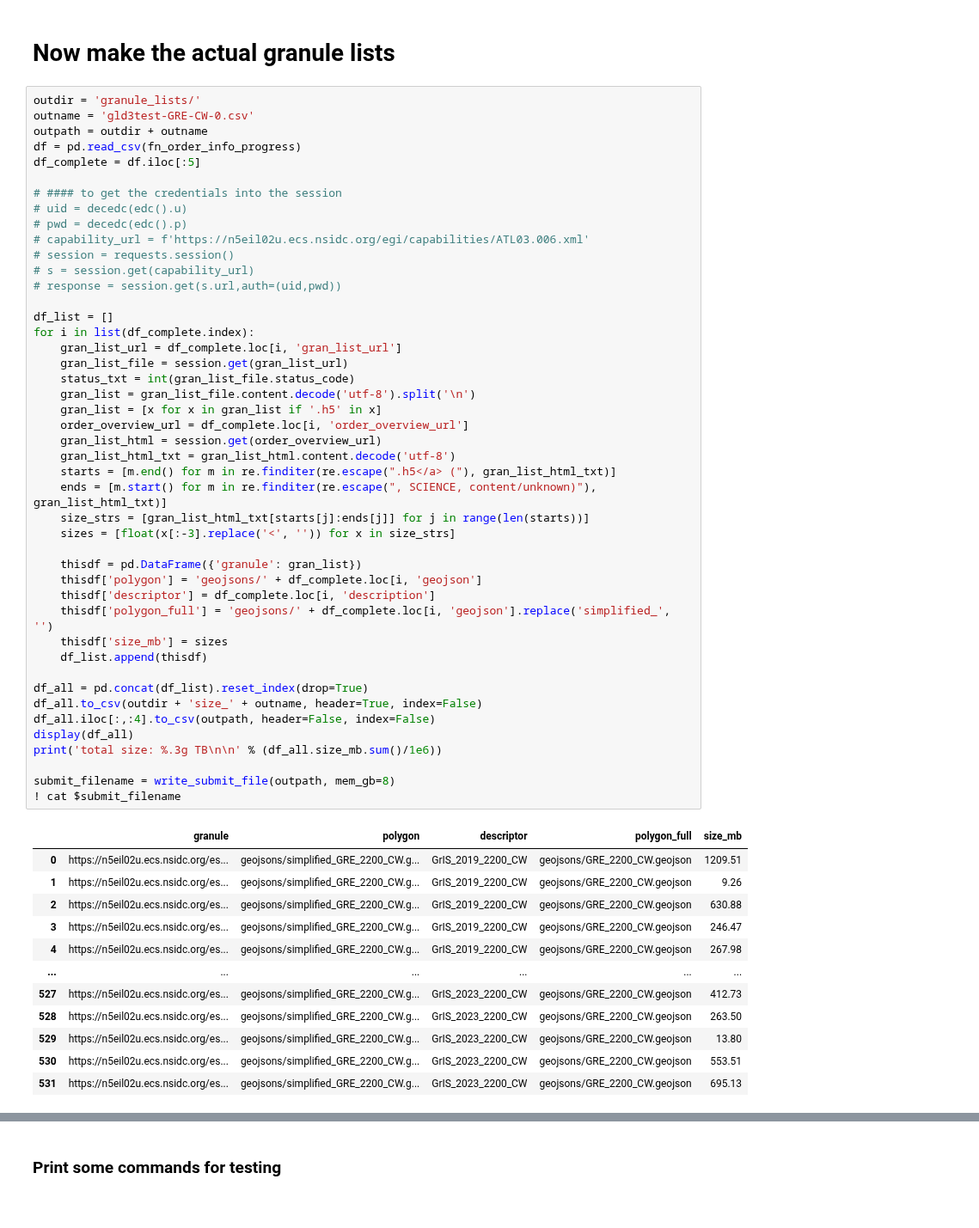
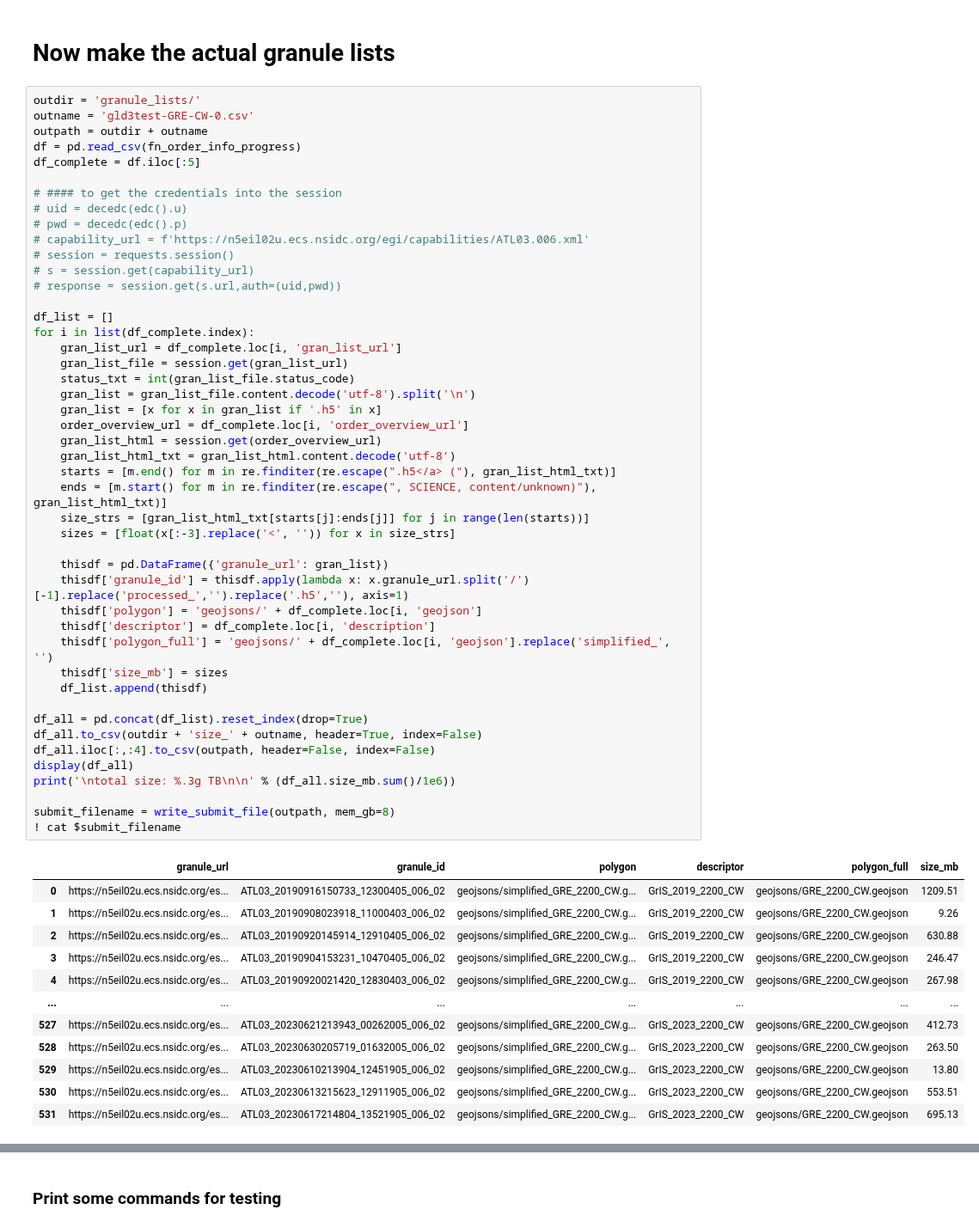
Before and after one commit to fliphilipp/GlacierLakeDetectionICESat2, a Jupyter notebook: request_data_and_make_granule_list.ipynb, the cells around one changed output, grey strips where cells are left out. Shown at 86% size. Saved outputs shown, nothing was run; the diff lists cells and outputs as text.

Commit message:
fix input lists and submit files to include granule ID for log identification

```diff
--- a/request_data_and_make_granule_list.ipynb
+++ b/request_data_and_make_granule_list.ipynb
@@ -683,44 +683,45 @@ df_complete = df.iloc[:5]
 
 df_list = []
 for i in list(df_complete.index):
     gran_list_url = df_complete.loc[i, 'gran_list_url']
     gran_list_file = session.get(gran_list_url)
     status_txt = int(gran_list_file.status_code)
     gran_list = gran_list_file.content.decode('utf-8').split('\n')
     gran_list = [x for x in gran_list if '.h5' in x]
     order_overview_url = df_complete.loc[i, 'order_overview_url']
     gran_list_html = session.get(order_overview_url)
     gran_list_html_txt = gran_list_html.content.decode('utf-8')
     starts = [m.end() for m in re.finditer(re.escape(".h5</a> ("), gran_list_html_txt)]
     ends = [m.start() for m in re.finditer(re.escape(", SCIENCE, content/unknown)"), gran_list_html_txt)]
     size_strs = [gran_list_html_txt[starts[j]:ends[j]] for j in range(len(starts))]
     sizes = [float(x[:-3].replace('<', '')) for x in size_strs]
 
-    thisdf = pd.DataFrame({'granule': gran_list})
+    thisdf = pd.DataFrame({'granule_url': gran_list})
+    thisdf['granule_id'] = thisdf.apply(lambda x: x.granule_url.split('/')[-1].replace('processed_','').replace('.h5',''), axis=1)
     thisdf['polygon'] = 'geojsons/' + df_complete.loc[i, 'geojson']
     thisdf['descriptor'] = df_complete.loc[i, 'description']
     thisdf['polygon_full'] = 'geojsons/' + df_complete.loc[i, 'geojson'].replace('simplified_', '')
     thisdf['size_mb'] = sizes
     df_list.append(thisdf)
 
 df_all = pd.concat(df_list).reset_index(drop=True)
 df_all.to_csv(outdir + 'size_' + outname, header=True, index=False)
 df_all.iloc[:,:4].to_csv(outpath, header=False, index=False)
 display(df_all)
-print('total size: %.3g TB\n\n' % (df_all.size_mb.sum()/1e6))
+print('\ntotal size: %.3g TB\n\n' % (df_all.size_mb.sum()/1e6))
 
 submit_filename = write_submit_file(outpath, mem_gb=8)
 ! cat $submit_filename
 # %% [output]
-|  | granule | polygon | descriptor | polygon_full | size_mb |
-| 0 | https://n5eil02u.ecs.nsidc.org/es... | geojsons/simplified_GRE_2200_CW.g... | GrIS_2019_2200_CW | geojsons/GRE_2200_CW.geojson | 1209.51 |
-| 1 | https://n5eil02u.ecs.nsidc.org/es... | geojsons/simplified_GRE_2200_CW.g... | GrIS_2019_2200_CW | geojsons/GRE_2200_CW.geojson | 9.26 |
-| 2 | https://n5eil02u.ecs.nsidc.org/es... | geojsons/simplified_GRE_2200_CW.g... | GrIS_2019_2200_CW | geojsons/GRE_2200_CW.geojson | 630.88 |
-| 3 | https://n5eil02u.ecs.nsidc.org/es... | geojsons/simplified_GRE_2200_CW.g... | GrIS_2019_2200_CW | geojsons/GRE_2200_CW.geojson | 246.47 |
-| 4 | https://n5eil02u.ecs.nsidc.org/es... | geojsons/simplified_GRE_2200_CW.g... | GrIS_2019_2200_CW | geojsons/GRE_2200_CW.geojson | 267.98 |
-| ... | ... | ... | ... | ... | ... |
-| 527 | https://n5eil02u.ecs.nsidc.org/es... | geojsons/simplified_GRE_2200_CW.g... | GrIS_2023_2200_CW | geojsons/GRE_2200_CW.geojson | 412.73 |
-| 528 | https://n5eil02u.ecs.nsidc.org/es... | geojsons/simplified_GRE_2200_CW.g... | GrIS_2023_2200_CW | geojsons/GRE_2200_CW.geojson | 263.50 |
-| 529 | https://n5eil02u.ecs.nsidc.org/es... | geojsons/simplified_GRE_2200_CW.g... | GrIS_2023_2200_CW | geojsons/GRE_2200_CW.geojson | 13.80 |
-| 530 | https://n5eil02u.ecs.nsidc.org/es... | geojsons/simplified_GRE_2200_CW.g... | GrIS_2023_2200_CW | geojsons/GRE_2200_CW.geojson | 553.51 |
-| 531 | https://n5eil02u.ecs.nsidc.org/es... | geojsons/simplified_GRE_2200_CW.g... | GrIS_2023_2200_CW | geojsons/GRE_2200_CW.geojson | 695.13 |
+|  | granule_url | granule_id | polygon | descriptor | polygon_full | size_mb |
+| 0 | https://n5eil02u.ecs.nsidc.org/es... | ATL03_20190916150733_12300405_006_02 | geojsons/simplified_GRE_2200_CW.g... | GrIS_2019_2200_CW | geojsons/GRE_2200_CW.geojson | 1209.51 |
+| 1 | https://n5eil02u.ecs.nsidc.org/es... | ATL03_20190908023918_11000403_006_02 | geojsons/simplified_GRE_2200_CW.g... | GrIS_2019_2200_CW | geojsons/GRE_2200_CW.geojson | 9.26 |
+| 2 | https://n5eil02u.ecs.nsidc.org/es... | ATL03_20190920145914_12910405_006_02 | geojsons/simplified_GRE_2200_CW.g... | GrIS_2019_2200_CW | geojsons/GRE_2200_CW.geojson | 630.88 |
+| 3 | https://n5eil02u.ecs.nsidc.org/es... | ATL03_20190904153231_10470405_006_02 | geojsons/simplified_GRE_2200_CW.g... | GrIS_2019_2200_CW | geojsons/GRE_2200_CW.geojson | 246.47 |
+| 4 | https://n5eil02u.ecs.nsidc.org/es... | ATL03_20190920021420_12830403_006_02 | geojsons/simplified_GRE_2200_CW.g... | GrIS_2019_2200_CW | geojsons/GRE_2200_CW.geojson | 267.98 |
+| ... | ... | ... | ... | ... | ... | ... |
+| 527 | https://n5eil02u.ecs.nsidc.org/es... | ATL03_20230621213943_00262005_006_02 | geojsons/simplified_GRE_2200_CW.g... | GrIS_2023_2200_CW | geojsons/GRE_2200_CW.geojson | 412.73 |
+| 528 | https://n5eil02u.ecs.nsidc.org/es... | ATL03_20230630205719_01632005_006_02 | geojsons/simplified_GRE_2200_CW.g... | GrIS_2023_2200_CW | geojsons/GRE_2200_CW.geojson | 263.50 |
+| 529 | https://n5eil02u.ecs.nsidc.org/es... | ATL03_20230610213904_12451905_006_02 | geojsons/simplified_GRE_2200_CW.g... | GrIS_2023_2200_CW | geojsons/GRE_2200_CW.geojson | 13.80 |
+| 530 | https://n5eil02u.ecs.nsidc.org/es... | ATL03_20230613215623_12911905_006_02 | geojsons/simplified_GRE_2200_CW.g... | GrIS_2023_2200_CW | geojsons/GRE_2200_CW.geojson | 553.51 |
+| 531 | https://n5eil02u.ecs.nsidc.org/es... | ATL03_20230617214804_13521905_006_02 | geojsons/simplified_GRE_2200_CW.g... | GrIS_2023_2200_CW | geojsons/GRE_2200_CW.geojson | 695.13 |
```
Also changed, not shown: parts of 5 cells of this notebook, 4 other files.
